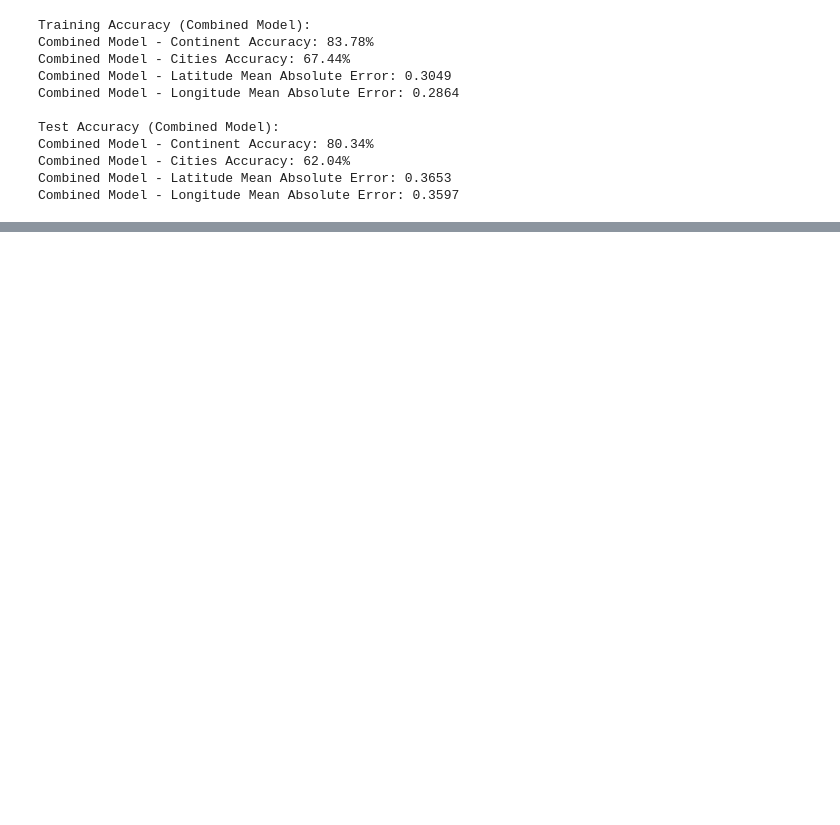
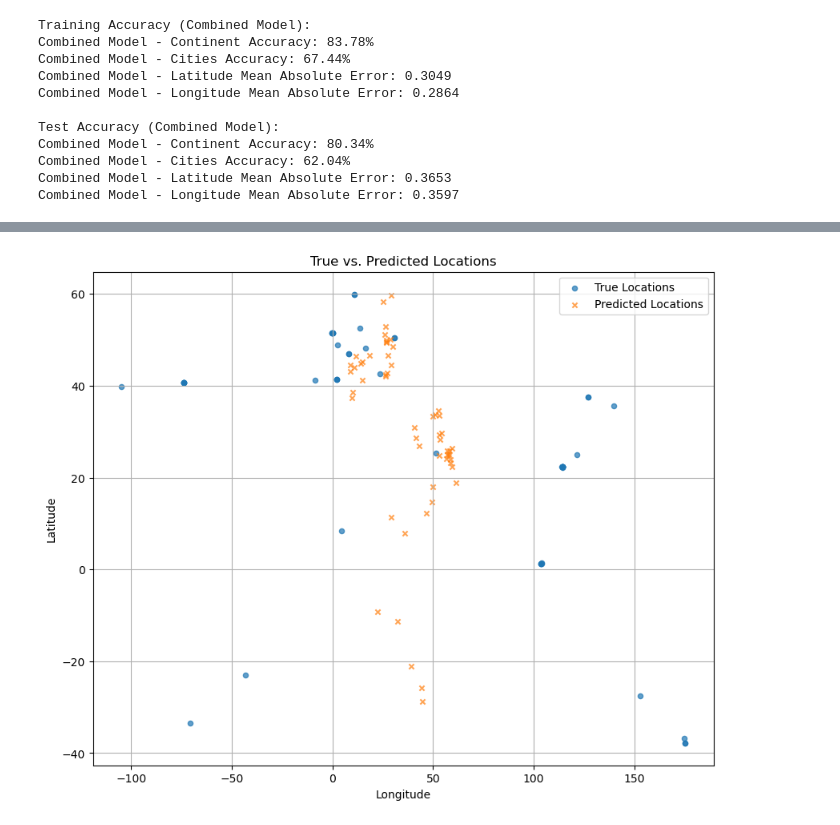
Before and after one commit to ChandrashekarCR/mgps_optimization, a Jupyter notebook: notebooks/metasub_mgps_processing_31032025.ipynb, the cells around one changed output, grey strips where cells are left out. Saved outputs shown, nothing was run; the diff lists cells and outputs as text; code cells hidden in the pictures; blank space fills up the shorter version.

```diff
--- a/notebooks/metasub_mgps_processing_31032025.ipynb
+++ b/notebooks/metasub_mgps_processing_31032025.ipynb
@@ -1232,0 +1125,19 @@ Total Training Time: 14.09 seconds
+# %%
+true_lat = stdscaler_lat.inverse_transform(target_lat.detach().cpu().numpy())
+true_long = stdscaler_long.inverse_transform(target_long.detach().cpu().numpy())
+
+predicted_lat = stdscaler_lat.inverse_transform(latitude_prediction.detach().cpu().numpy())
+predicted_long = stdscaler_lat.inverse_transform(longitude_prediction.detach().cpu().numpy())
+# %%
+plt.figure(figsize=(10, 8))
+plt.scatter(true_long, true_lat, label='True Locations', s=20, alpha=0.7)
+plt.scatter(predicted_long, predicted_lat, label='Predicted Locations', s=20, alpha=0.7, marker='x')
+
+plt.xlabel('Longitude')
+plt.ylabel('Latitude')
+plt.title('True vs. Predicted Locations')
+plt.legend()
+plt.grid(True)
+plt.show()
+# %% [output]
+[figure, added]
```
Also changed, not shown: parts of 9 cells of this notebook, 4 other files.
